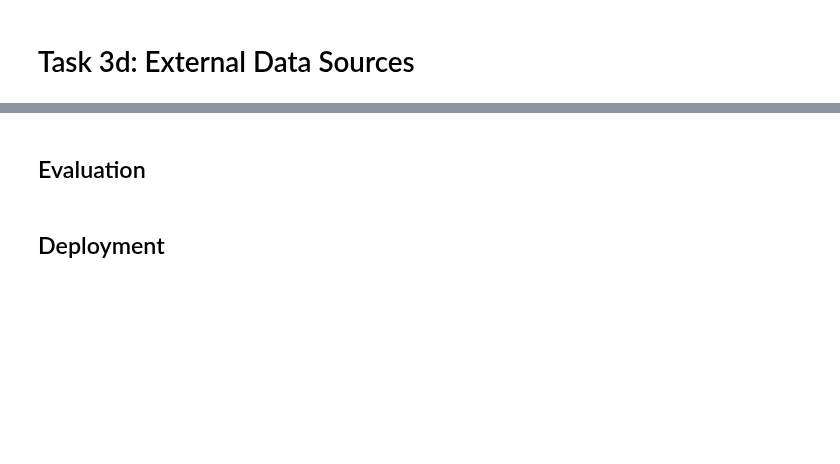
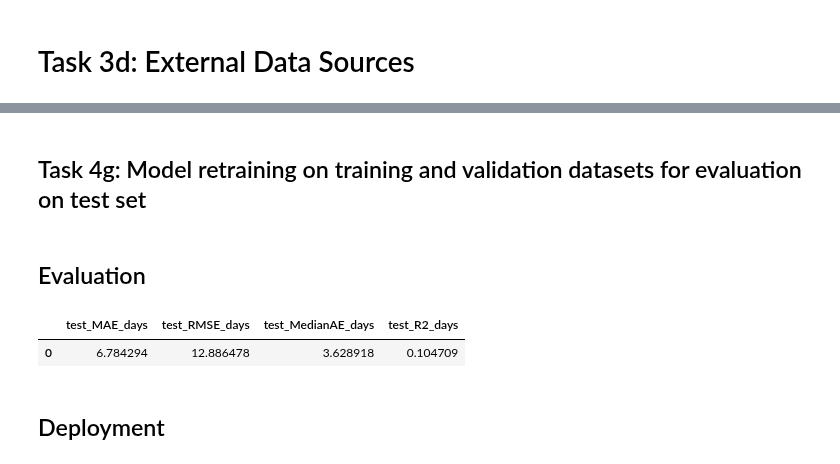
Before and after one commit to morawia/hospital-los, a Jupyter notebook: notebook/BI-hospital-los_251201.ipynb, the cells around one changed output, grey strips where cells are left out. Drawn from its saved outputs; the diff is of its cells as text; code cells hidden in the pictures; blank space fills up the shorter version.

```diff
--- a/notebook/BI-hospital-los_251201.ipynb
+++ b/notebook/BI-hospital-los_251201.ipynb
@@ -2915,10 +2976,11 @@ engine.insert(std_executor, prefixes=prefixes)
 
 # 2. writer
 std_ass_uuid_writer = "c3f6d2a1-9e84-4b27-b5a9-6f2d8c9e1a44"
+std_ass_uuid_writer_2 = "5e1a7c9d-3f2b-4a8c-9b61-2e7d4c8a1f03"
 
 std_comment = """
 Numerical predictor variables were standardized using a StandardScaler to obtain zero mean and unit variance.
-The scaler parameters (mean and standard deviation) were estimated exclusively from the training data and subsequently applied to both the training and test datasets to ensure comparable feature scales while preventing information leakage.
+The scaler parameters (mean and standard deviation) were estimated exclusively from the training data and subsequently applied to the training, validation and test datasets to ensure comparable feature scales while preventing information leakage.
 """
 
 # 3. activity
@@ -2937,8 +2999,15 @@ standardization_activity = [
     f':{std_ass_uuid_writer} rdf:type prov:Association .',
     f':{std_ass_uuid_writer} prov:hadRole :{code_writer_role} .',
 
+    # co-ownership
+    f':standardization prov:qualifiedAssociation :{std_ass_uuid_writer_2} .',
+    f':{std_ass_uuid_writer_2} prov:agent :{std_code_writer_2} .',
+    f':{std_ass_uuid_writer_2} rdf:type prov:Association .',
+    f':{std_ass_uuid_writer_2} prov:hadRole :{code_writer_role} .',
+
     # inputs
     ':standardization prov:used :X_train_after_median_imputation .',
+    ':standardization prov:used :X_val_after_median_imputation .',
     ':standardization prov:used :X_test_after_median_imputation .',
 
     # output entities
@@ -2946,6 +3015,10 @@ standardization_activity = [
     ':X_train_standardized rdfs:label "Standardized training feature matrix" .',
     ':X_train_standardized prov:wasGeneratedBy :standardization .',
 
+    ':X_val_standardized rdf:type prov:Entity .',
+    ':X_val_standardized rdfs:label "Standardized validation feature matrix" .',
+    ':X_val_standardized prov:wasGeneratedBy :standardization .',
+
     ':X_test_standardized rdf:type prov:Entity .',
     ':X_test_standardized rdfs:label "Standardized test feature matrix" .',
     ':X_test_standardized prov:wasGeneratedBy :standardization .',
@@ -3502 +3667,3 @@ engine.insert(train_model_activity, prefixes=prefixes)
+# %% [markdown]
+## Task 4g: Model retraining on training and validation datasets for evaluation on test set
 # %%
@@ -3539,15 +3742,32 @@ f':evaluation_phase rdfs:label "Evaluation Phase" .',
 engine.insert(evaluation_phase_executor, prefixes=prefixes)
 # %%
 eval_code_writer = student_b
-def evaluate_on_test_data(final_model, test_set):
+def evaluate_on_test_data(final_model, X_test, y_test):
+    # evaluate on original LOS scale (days)
+    y_test_days = np.expm1(y_test)
 
-    # Predict and evaluation on test data
+    pred_test_log = final_model.predict(X_test)
+    pred_test_days = np.expm1(pred_test_log)
 
-    return 'Performance'
+    mae = float(mean_absolute_error(y_test_days, pred_test_days))
+    rmse = float(np.sqrt(mean_squared_error(y_test_days, pred_test_days)))
+    medae = float(np.median(np.abs(y_test_days - pred_test_days)))
+    r2 = float(r2_score(y_test_days, pred_test_days))
+
+    results = {
+        "test_MAE_days": mae,
+        "test_RMSE_days": rmse,
+        "test_MedianAE_days": medae,
+        "test_R2_days": r2,
+    }
+
+    return results
 
 start_time_eval = now()
-#evaluate_on_test_data()
+test_results = evaluate_on_test_data(final_ridge_model, X_test, y_test)
 end_time_eval = now()
+
+display(pd.DataFrame([test_results]))
 
 #############################################
 # Documentation
@@ -3564,33 +3784,36 @@ eval_comment = """
 evaluate_activity = [
     f':evaluate_final_model rdf:type prov:Activity .',
     f':evaluate_final_model sc:isPartOf :evaluation_phase .',
     f':evaluate_final_model rdfs:label "Final Model Evaluation on Test Set" .',
     f':evaluate_final_model rdfs:comment """{eval_comment}""" .',
     f':evaluate_final_model prov:startedAtTime "{start_time_eval}"^^xsd:dateTime .',
     f':evaluate_final_model prov:endedAtTime "{end_time_eval}"^^xsd:dateTime .',
     f':evaluate_final_model prov:qualifiedAssociation :{eval_ass_uuid} .',
 
     f':{eval_ass_uuid} prov:agent :{eval_code_writer} .',
     f':{eval_ass_uuid} rdf:type prov:Association .',
     f':{eval_ass_uuid} prov:hadRole :{code_writer_role} .',
 
     # Inputs
     f':evaluate_final_model prov:used {final_model} .',
     f':evaluate_final_model prov:used {test_set} .',
 
     # Reference to Data Mining Success Criteria from Phase 1
     f':evaluate_final_model prov:used :bu_data_mining_success_criteria .',
 
     # Document you final model performance
 
     # Hint: you evaluate bias in this way:
     f':bias_evaluation_result rdf:type mls:ModelEvaluation .',
     f':bias_evaluation_result prov:wasGeneratedBy :evaluate_final_model .',
     f':bias_evaluation_result rdfs:label "Bias Analysis" .',
     f':bias_evaluation_result rdfs:comment "..." .',
 
 ]
 engine.insert(evaluate_activity, prefixes=prefixes)
+# %% [output]
+|  | test_MAE_days | test_RMSE_days | test_MedianAE_days | test_R2_days |
+| 0 | 6.784294 | 12.886478 | 3.628918 | 0.104709 |
 # %% [markdown]
 ## Deployment
 # %%
```
Also changed, not shown: parts of 29 cells of this notebook.
